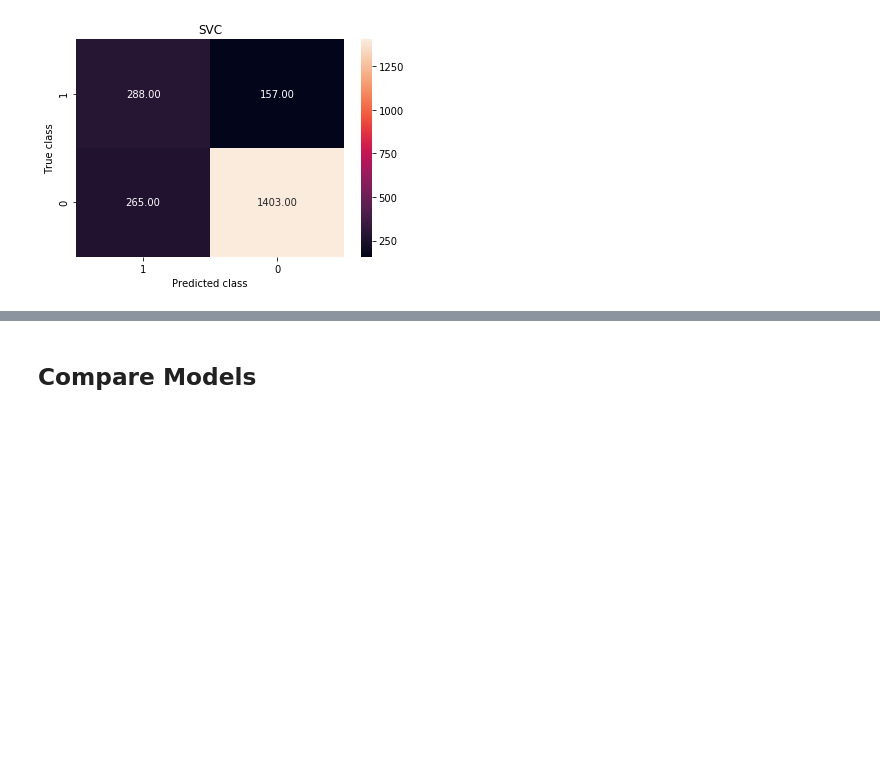
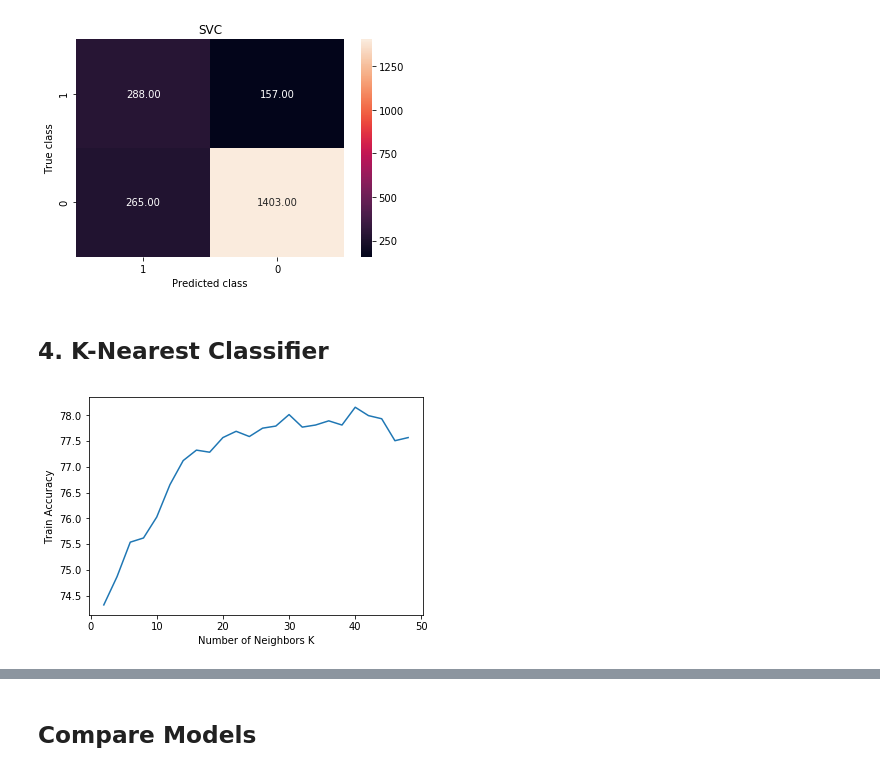
Before and after one commit to hctlee0812/Springboard, a Jupyter notebook: Capstone Project 2/Predictive Modeling/Telecom Churn | Predictive Analytics.ipynb, the cells around one changed output, grey strips where cells are left out. Cells and saved outputs as stored; diff of their text form; code cells hidden in the pictures; blank space fills up the shorter version.

```diff
--- a/Capstone Project 2/Predictive Modeling/Telecom Churn | Predictive Analytics.ipynb
+++ b/Capstone Project 2/Predictive Modeling/Telecom Churn | Predictive Analytics.ipynb
@@ -60,8 +51,8 @@ dfNorm.head()
 ## Create Training and Test Data
 # %%
 from sklearn.model_selection import train_test_split
-X_train, X_test, y_train, y_test = train_test_split(
-X, y, test_size=0.3, random_state=0)
+
+X_train, X_test, y_train, y_test = train_test_split(X, y, test_size=0.3, random_state=0)
 
 X_train.shape, y_train.shape, X_test.shape , y_test.shape
 # %% [output]
@@ -182,3 +173,33 @@ acc test: 80.03
 
 avg / total       0.79      0.80      0.79      2113
 [figure]
+# %% [markdown]
+## 4. K-Nearest Classifier
+# %%
+from sklearn import model_selection
+from sklearn.neighbors import KNeighborsClassifier
+
+#Neighbors
+neighbors = [x for x in list(range(1,50)) if x % 2 == 0]
+
+#Create empty list that will hold cv scores
+cv_scores = []
+
+#Perform 10-fold cross validation on training set for odd values of k:
+seed=0
+for k in neighbors:
+    k_value = k+1
+    knn = KNeighborsClassifier(n_neighbors = k_value, weights='uniform', p=2, metric='euclidean')
+    kfold = model_selection.KFold(n_splits=10, random_state=seed)
+    scores = model_selection.cross_val_score(knn, X_train, y_train, cv=kfold, scoring='accuracy')
+    cv_scores.append(scores.mean()*100)
+    #print("k=%d %0.2f (+/- %0.2f)" % (k_value, scores.mean()*100, scores.std()*100))
+
+optimal_k = neighbors[cv_scores.index(max(cv_scores))]
+
+plt.plot(neighbors, cv_scores)
+plt.xlabel('Number of Neighbors K')
+plt.ylabel('Train Accuracy')
+plt.show()
+# %% [output]
+[figure, added]
```
Also changed, not shown: parts of 13 cells of this notebook.
